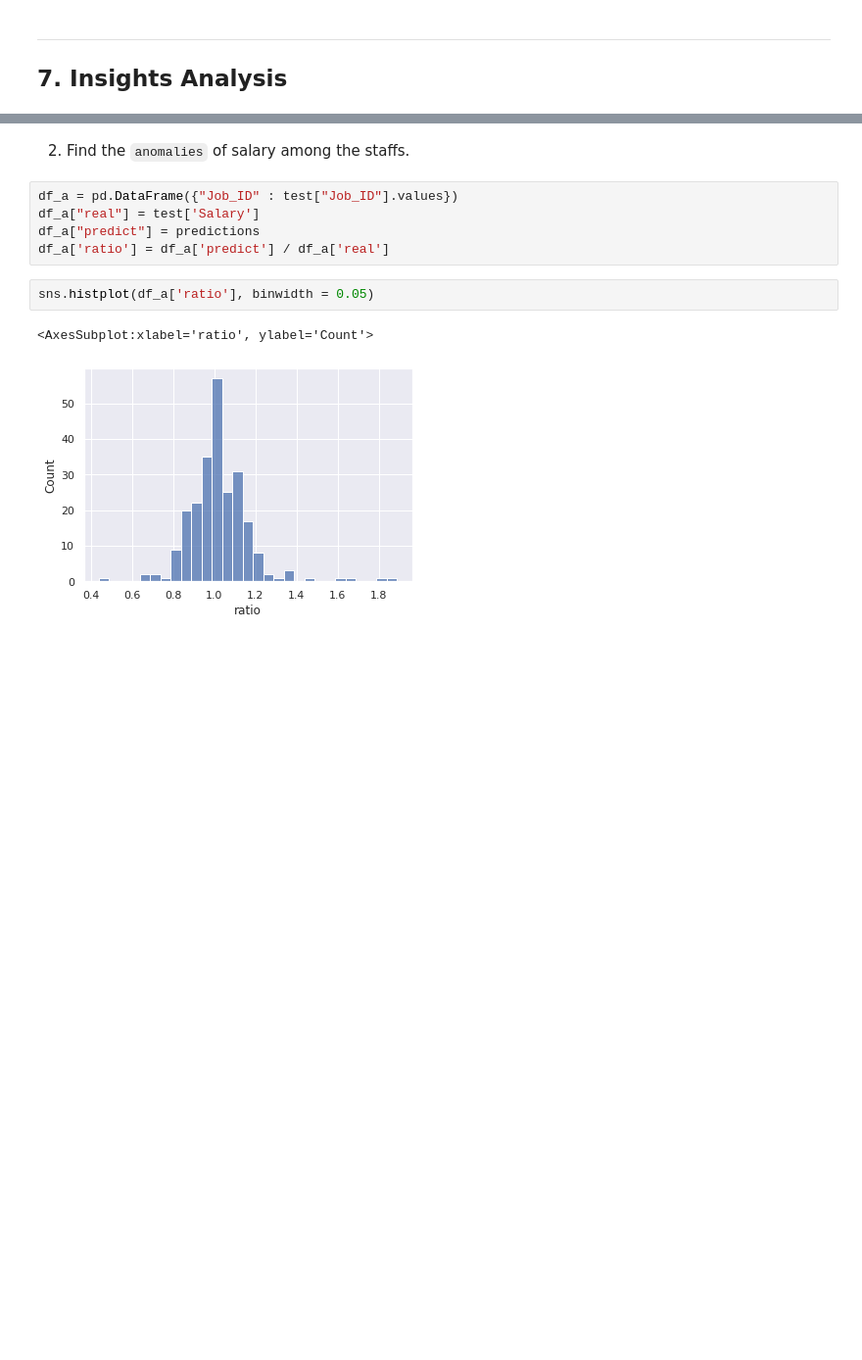
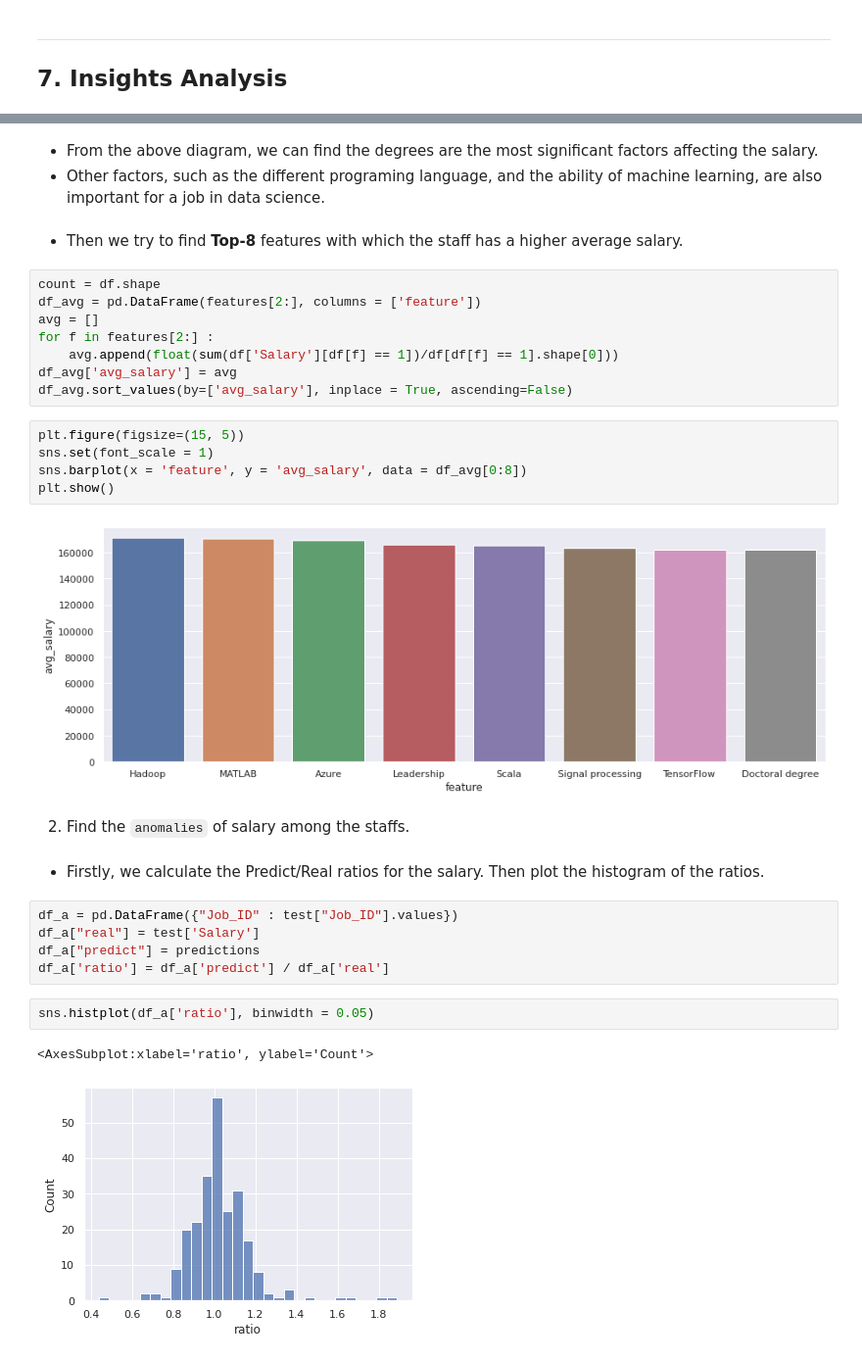
Before and after one commit to Junzhee/SC1015, a Jupyter notebook: mini_project/Data Science Job Postings and Salaries Analysis.ipynb, the cells around one changed output, grey strips where cells are left out. Shown at 98% size. Saved outputs shown, nothing was run; the diff lists cells and outputs as text; blank space fills up the shorter version.

```diff
--- a/mini_project/Data Science Job Postings and Salaries Analysis.ipynb
+++ b/mini_project/Data Science Job Postings and Salaries Analysis.ipynb
@@ -721,5 +766,27 @@ plt.savefig('lgbm_importances.png')
+# %% [markdown]
+- From the above diagram, we can find the degrees are the most significant factors affecting the salary.
+- Other factors, such as the different programing language, and the ability of machine learning, are also important for a job in data science.
+# %% [markdown]
+- Then we try to find **Top-8** features with which the staff has a higher average salary.
+# %%
+count = df.shape
+df_avg = pd.DataFrame(features[2:], columns = ['feature'])
+avg = []
+for f in features[2:] :
+    avg.append(float(sum(df['Salary'][df[f] == 1])/df[df[f] == 1].shape[0]))
+df_avg['avg_salary'] = avg
+df_avg.sort_values(by=['avg_salary'], inplace = True, ascending=False)
+# %%
+plt.figure(figsize=(15, 5))
+sns.set(font_scale = 1)
+sns.barplot(x = 'feature', y = 'avg_salary', data = df_avg[0:8])
+plt.show()
+# %% [output]
+[figure, added]
 # %% [markdown]
 2. Find the `anomalies` of salary among the staffs.
+# %% [markdown]
+- Firstly, we calculate the Predict/Real ratios for the salary. Then plot the histogram of the ratios.
 # %%
 df_a = pd.DataFrame({"Job_ID" : test["Job_ID"].values})
 df_a["real"] = test['Salary']
```
Also changed, not shown: parts of 35 cells of this notebook.
